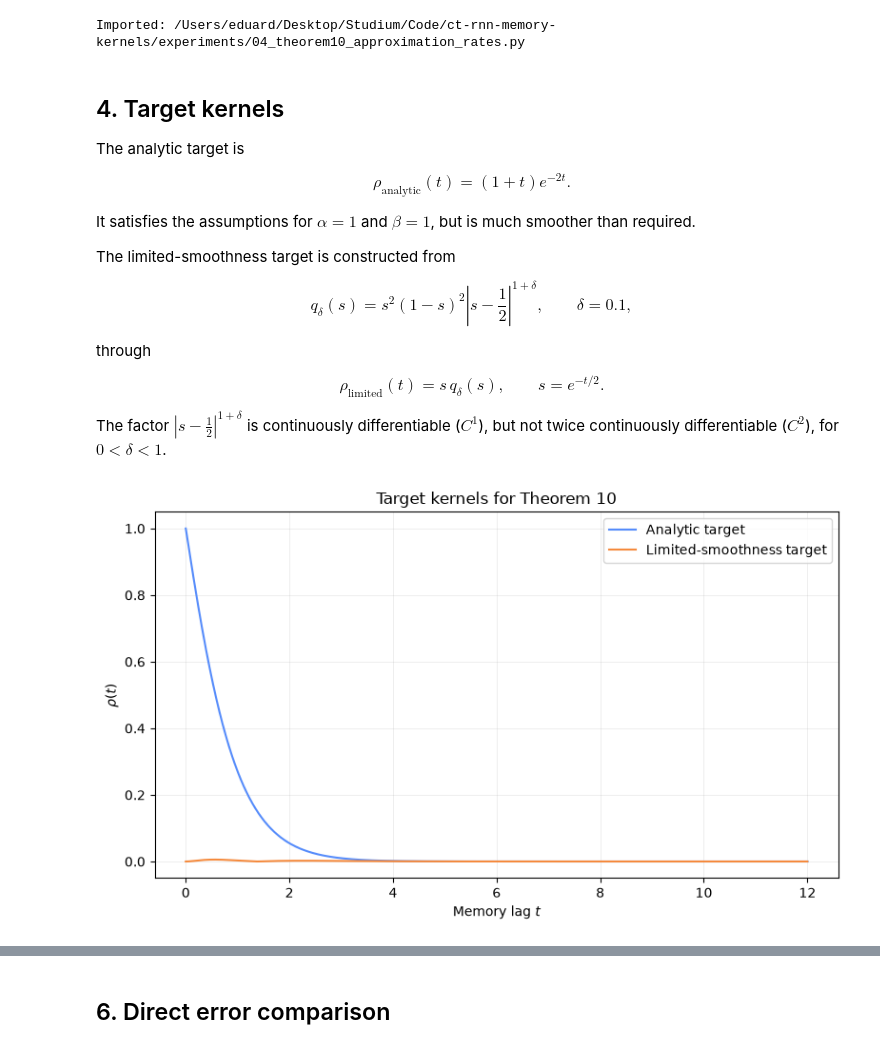
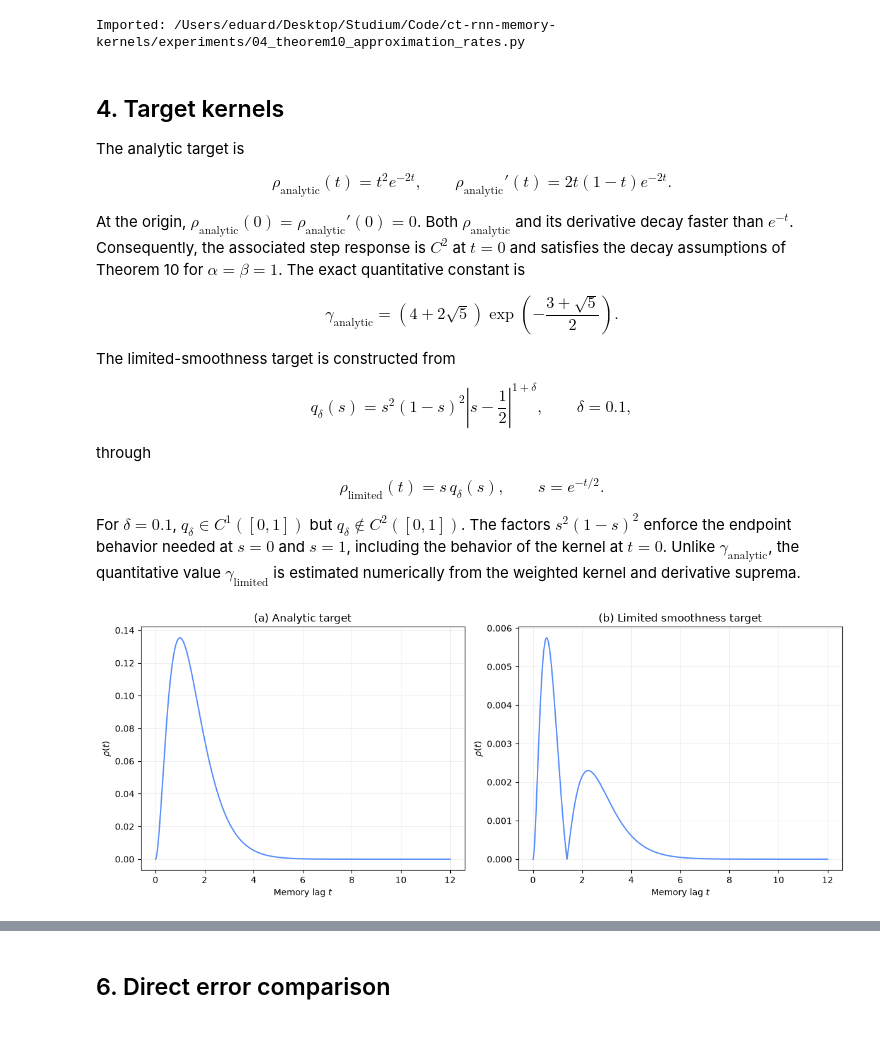
Before and after one commit to e-kru/ct-rnn-memory-kernels, a Jupyter notebook: notebooks/03_theorem10_approximation_rates.ipynb, the cells around one changed output, grey strips where cells are left out. Drawn from its saved outputs; the diff is of its cells as text; code cells hidden in the pictures.

Commit message:
theorem 10 revised

```diff
--- a/notebooks/03_theorem10_approximation_rates.ipynb
+++ b/notebooks/03_theorem10_approximation_rates.ipynb
@@ -151,10 +151,21 @@ The analytic target is
 $$
 \rho_{\mathrm{analytic}}(t)
 =
-(1+t)e^{-2t}.
+t^2e^{-2t},
+\qquad
+\rho_{\mathrm{analytic}}'(t)
+=
+2t(1-t)e^{-2t}.
 $$
 
-It satisfies the assumptions for $\alpha=1$ and $\beta=1$, but is much smoother than required.
+At the origin, $\rho_{\mathrm{analytic}}(0)=\rho_{\mathrm{analytic}}'(0)=0$. Both $\rho_{\mathrm{analytic}}$ and its derivative decay faster than $e^{-t}$. Consequently, the associated step response is $C^2$ at $t=0$ and satisfies the decay assumptions of Theorem 10 for $\alpha=\beta=1$. The exact quantitative constant is
+
+$$
+\gamma_{\mathrm{analytic}}
+=
+(4+2\sqrt{5})
+\exp\!\left(-\frac{3+\sqrt{5}}{2}\right).
+$$
 
 The limited-smoothness target is constructed from
 
@@ -177,30 +188,43 @@ s\,q_\delta(s),
 s=e^{-t/2}.
 $$
 
-The factor $|s-\tfrac12|^{1+\delta}$ is continuously differentiable ($C^1$), but not twice continuously differentiable ($C^2$), for $0<\delta<1$.
+For $\delta=0.1$, $q_\delta\in C^1([0,1])$ but $q_\delta\notin C^2([0,1])$. The factors $s^2(1-s)^2$ enforce the endpoint behavior needed at $s=0$ and $s=1$, including the behavior of the kernel at $t=0$. Unlike $\gamma_{\mathrm{analytic}}$, the quantitative value $\gamma_{\mathrm{limited}}$ is estimated numerically from the weighted kernel and derivative suprema.
 # %%
 plot_grid = np.linspace(0.0, 12.0, 4000)
 
-plt.figure(figsize=(8, 4.8))
-plt.plot(
+figure, axes = plt.subplots(1, 2, figsize=(12, 4.8))
+
+axes[0].plot(
     plot_grid,
     exp.smooth_target_kernel(plot_grid),
-    label="Analytic target",
 )
-plt.plot(
+axes[0].set_xlabel("Memory lag $t$")
+axes[0].set_ylabel(r"$\rho(t)$")
+axes[0].set_title("(a) Analytic target")
+axes[0].grid(alpha=0.3)
+
+axes[1].plot(
     plot_grid,
     exp.limited_smoothness_kernel(plot_grid),
-    label="Limited-smoothness target",
 )
-plt.xlabel("Memory lag $t$")
-plt.ylabel(r"$\rho(t)$")
-plt.title("Target kernels for Theorem 10")
-plt.legend()
-plt.grid(alpha=0.3)
-plt.tight_layout()
+axes[1].set_xlabel("Memory lag $t$")
+axes[1].set_ylabel(r"$\rho(t)$")
+axes[1].set_title("(b) Limited smoothness target")
+axes[1].grid(alpha=0.3)
+
+figure.tight_layout()
+target_figure_path = (
+    PROJECT_ROOT / "figures" / "theorem10_target_kernels.png"
+)
+target_figure_path.parent.mkdir(parents=True, exist_ok=True)
+figure.savefig(
+    target_figure_path,
+    dpi=300,
+    bbox_inches="tight",
+)
 plt.show()
 # %% [output]
-[figure, old version]
+[figure, new version]
 # %% [markdown]
 ### Interpretation
 
```
Also changed, not shown: parts of 14 cells of this notebook, 12 other files.
